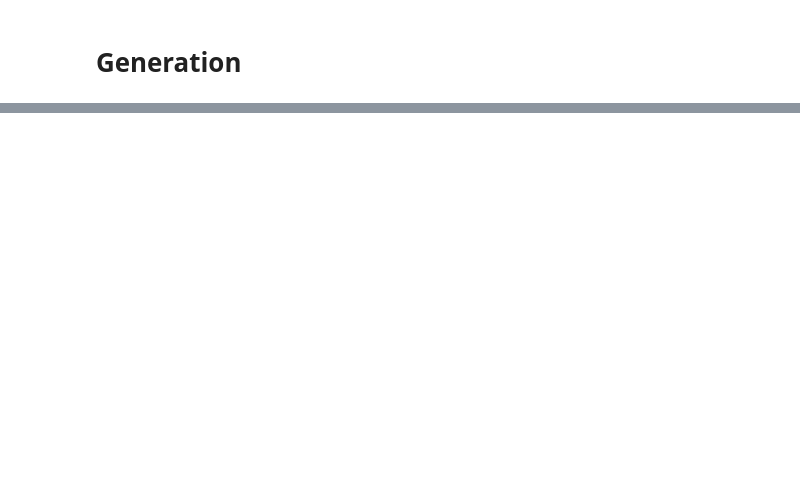
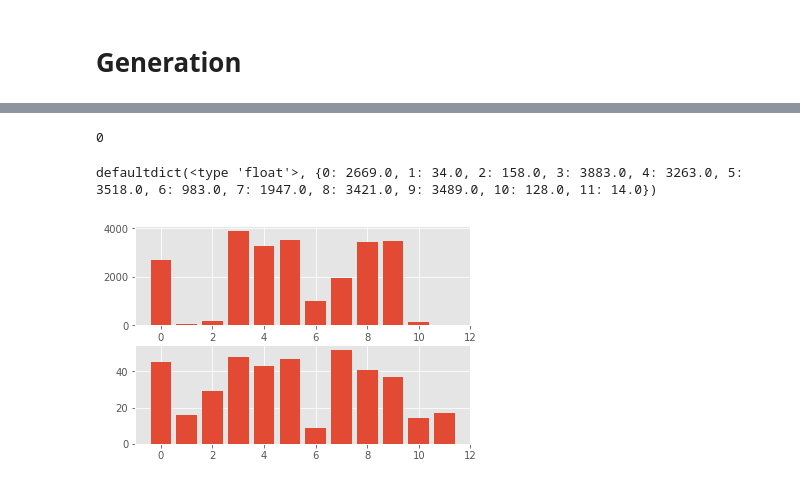
Before and after one commit to adrian-valente/evamus, a Jupyter notebook: src/Evaluation-pipeline.ipynb, the cells around one changed output, grey strips where cells are left out. Cells and saved outputs as stored; diff of their text form; code cells hidden in the pictures; blank space fills up the shorter version.

```diff
--- a/src/Evaluation-pipeline.ipynb
+++ b/src/Evaluation-pipeline.ipynb
@@ -199,0 +118,13 @@ defaultdict(<type 'float'>, {0: 1867.0, 1: 1062.0, 2: 2638.0, 3: 1145.0, 4: 856.
+# %%
+i = np.argmax(metrics['ingram']['test']['accuracy_global'])
+print(i)
+model = models['ingram'][i]
+gen_data = model.generate(n_songs=5, write_MIDI=True, dictionaries=dictionaries, path=datapath+'gen/')
+# %% [output]
+0
+# %%
+from utils.evaluation import analyze_chords
+analyze_chords(dataset, gen_data)
+# %% [output]
+defaultdict(<type 'float'>, {0: 2669.0, 1: 34.0, 2: 158.0, 3: 3883.0, 4: 3263.0, 5: 3518.0, 6: 983.0, 7: 1947.0, 8: 3421.0, 9: 3489.0, 10: 128.0, 11: 14.0})
+[figure, added]
```
Also changed, not shown: parts of 10 cells of this notebook, 6 other files.
